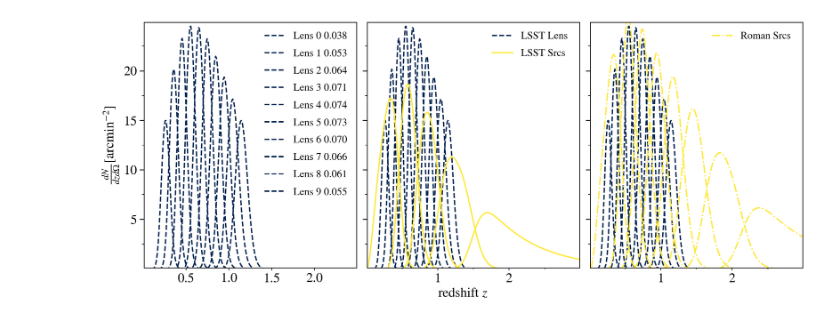
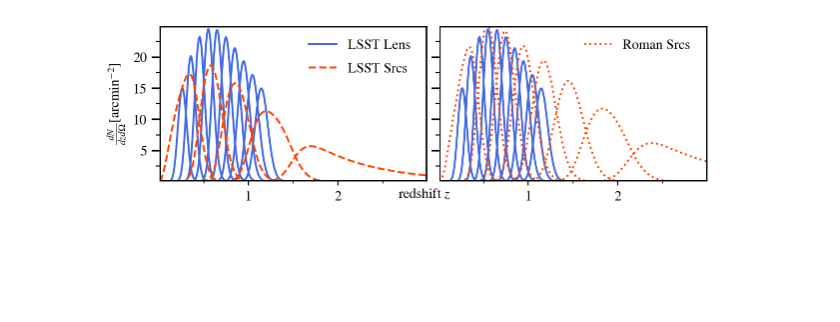
Before and after one commit to junzhou502/Approx-Impact-Roman-LSST, a Jupyter notebook: nofz/plot.ipynb, the cells around one changed output. Saved outputs shown, nothing was run; the diff lists cells and outputs as text; code cells hidden in the pictures; blank space fills up the shorter version.

```diff
--- a/nofz/plot.ipynb
+++ b/nofz/plot.ipynb
@@ -14,29 +14,34 @@ matplotlib.rcParams['mathtext.rm'] = 'Bitstream Vera Sans'
 matplotlib.rcParams['mathtext.it'] = 'Bitstream Vera Sans:italic'
 matplotlib.rcParams['mathtext.bf'] = 'Bitstream Vera Sans:bold'
 matplotlib.rcParams['xtick.bottom'] = True
-matplotlib.rcParams['xtick.labelsize'] = 18
 matplotlib.rcParams['xtick.top'] = False
 matplotlib.rcParams['ytick.right'] = False
-matplotlib.rcParams['ytick.labelsize'] = 18
 matplotlib.rcParams['ytick.major.size'] = 6
 matplotlib.rcParams['ytick.major.width'] = 1.2
 matplotlib.rcParams['ytick.minor.size'] = 3
 matplotlib.rcParams['ytick.minor.width'] = 0.8
 matplotlib.rcParams['axes.edgecolor'] = 'black'
 matplotlib.rcParams['axes.linewidth'] = '1.0'
-matplotlib.rcParams['axes.labelsize'] = 18
-matplotlib.rcParams['axes.titlesize'] = 24
 matplotlib.rcParams['axes.grid'] = True
 matplotlib.rcParams['grid.linewidth'] = '0.0'
 matplotlib.rcParams['grid.alpha'] = '0.18'
 matplotlib.rcParams['grid.color'] = 'lightgray'
 matplotlib.rcParams['legend.labelspacing'] = 0.77
-matplotlib.rcParams['legend.fontsize'] = 14
-matplotlib.rcParams['legend.title_fontsize'] = 18
 matplotlib.rcParams['savefig.bbox'] = 'tight'
 matplotlib.rcParams['savefig.format'] = 'pdf'
 matplotlib.rcParams['savefig.dpi'] = 300
 
+
+columnwidth=246/72.27
+textwidth=510/72.27
+
+matplotlib.rcParams['axes.titlesize'] = 10
+matplotlib.rcParams['axes.labelsize'] = 10
+matplotlib.rcParams['legend.fontsize'] = 10
+matplotlib.rcParams['legend.title_fontsize'] = 10
+matplotlib.rcParams['xtick.labelsize'] = 10
+matplotlib.rcParams['ytick.labelsize'] = 10
+
 from scipy.interpolate import interp1d
 from scipy.integrate import quad
 # %%
@@ -45,7 +50,7 @@ from matplotlib.ticker import MultipleLocator, AutoMinorLocator
 def make_style_iter():
     #markers    = ['o', 's', '^', 'D', 'v', 'P', 'X', '*']
     markers = ['o', '^', '*']
-    linewidths = [1.8, 2.6]
+    linewidths = [1.2, 1.5]
     linestyles = ['-', '--', '-.', ':']
     return itertools.cycle(itertools.product(markers, linewidths, linestyles))
 
@@ -56,56 +61,56 @@ lsst_lens = np.loadtxt('/project/chihway/junzhou/cocoa_approx/Cocoa/projects/lss
 lsst_srcs =np.loadtxt('/project/chihway/junzhou/cocoa_approx/Cocoa/projects/lsst_real/data/lsst_srcs_4firecrown.nz')
 roman_srcs =np.loadtxt('/project/chihway/junzhou/cocoa_approx/Cocoa/projects/roman_real/data/fiducial.nz')
 
-def plot_assemble(ax,x,y,label,c,ls,mk='none',lw=1.8):
+def plot_assemble(ax,x,y,label,c,ls,mk='none',lw=1.4):
     (ln, ) = ax.plot(x, y,markersize=6.0,color=c,label=label,linestyle=ls,linewidth=lw,marker=mk,markerfacecolor='none',markevery=10)
     return ln
 
-fig,axs = plt.subplots(1,3,figsize=(16,6))
+fig,axs = plt.subplots(1,2,figsize=(textwidth,2))
 plt.subplots_adjust(wspace=0.05)
 
 #plot lsst lens
 lens_prob_mass = [0.037605972071246344, 0.05322110990726346, 0.06440092535187608,
 0.0710015443371609, 0.07362716482381701, 0.07312644303475142, 0.07035053881560904, 0.06604729962819815, 0.060825759540392856, 0.05515553661227458]
 lines = []
-for i in range(10):
-    ln = plot_assemble(axs[0], lsst_lens[:,0], lsst_lens[:,i+1]*48, label=f'Lens {i} {lens_prob_mass[i]:.3f}',c=colors[0], ls='--', mk='none')
-    lines.append(ln)
+#for i in range(10):
+#    ln = plot_assemble(axs[0], lsst_lens[:,0], lsst_lens[:,i+1]*48, label=f'Lens {i} {lens_prob_mass[i]:.3f}',c=colors[0], ls='--', mk='none')
+#    lines.append(ln)
 axs[0].set_ylabel(r'$\frac{dN}{dzd\Omega}[\mathrm{arcmin}^{-2}]$')
-axs[0].set_xlim(0.01,2.49)
-axs[0].set_ylim(0.1,24.9)
-axs[0].legend(handles=lines, frameon=False)
+#axs[0].set_xlim(0.01,2.49)
+#axs[0].set_ylim(0.1,24.9)
+#axs[0].legend(handles=lines, frameon=False)
 #axs[0].tick_params(axis='x', which='both', labelbottom=False)
 
 lines = []
 for i in range(10):
-    ln = plot_assemble(axs[1], lsst_lens[:,0], lsst_lens[:,i+1]*48, label=f'LSST Lens ',c=colors[0], ls='--', mk='none')
+    ln = plot_assemble(axs[0], lsst_lens[:,0], lsst_lens[:,i+1]*48, label=f'LSST Lens ',c='royalblue', ls='-', mk='none')
 lines.append(ln)
 for i in range(5):
-    ln = plot_assemble(axs[1], lsst_srcs[:,0], lsst_srcs[:,i+1]*27.1, label=f'LSST Srcs ',c=colors[1], ls='-', mk='none')
+    ln = plot_assemble(axs[0], lsst_srcs[:,0], lsst_srcs[:,i+1]*27.1, label=f'LSST Srcs ',c='orangered', ls='--', mk='none')
+lines.append(ln)
+axs[0].set_xlim(0.01,2.99)
+axs[0].set_ylim(0.1,24.9)
+axs[0].legend(handles=lines, frameon=False)
+#axs[0].tick_params(axis='y', which='both', labelleft=False)
+
+lines = []
+for i in range(10):
+    ln = plot_assemble(axs[1], lsst_lens[:,0], lsst_lens[:,i+1]*48, label=f'LSST Lens ',c='royalblue', ls='-', mk='none')
+for i in range(8):
+    ln = plot_assemble(axs[1], roman_srcs[:,0]+0.005, roman_srcs[:,i+1]*51, label=f'Roman Srcs ',c='orangered', ls=':', mk='none')
 lines.append(ln)
 axs[1].set_xlim(0.01,2.99)
 axs[1].set_ylim(0.1,24.9)
 axs[1].legend(handles=lines, frameon=False)
 axs[1].tick_params(axis='y', which='both', labelleft=False)
-
-lines = []
-for i in range(10):
-    ln = plot_assemble(axs[2], lsst_lens[:,0], lsst_lens[:,i+1]*48, label=f'LSST Lens ',c=colors[0], ls='--', mk='none')
-for i in range(8):
-    ln = plot_assemble(axs[2], roman_srcs[:,0]+0.005, roman_srcs[:,i+1]*51, label=f'Roman Srcs ',c=colors[1], ls='-.', mk='none')
-lines.append(ln)
-axs[2].set_xlim(0.01,2.99)
-axs[2].set_ylim(0.1,24.9)
-axs[2].legend(handles=lines, frameon=False)
-axs[2].tick_params(axis='y', which='both', labelleft=False)
-for i in range(3):
+for i in range(2):
     axs[i].yaxis.set_major_locator(MultipleLocator(5))
     axs[i].yaxis.set_minor_locator(MultipleLocator(2.5))
-for i in range(1,3):
+for i in range(2):
     axs[i].xaxis.set_major_locator(MultipleLocator(1.))
     axs[i].xaxis.set_minor_locator(MultipleLocator(0.5))
-fig.supxlabel(r'redshift $z$', fontsize=18)
+fig.supxlabel(r'redshift $z$', fontsize=10)
 
-plt.savefig('./nofz.png', dpi=300)
+plt.savefig('./nofz.pdf', dpi=300)
 # %% [output]
-[figure, old version]
+[figure, new version]
```
Also changed, not shown: 30 other files.
